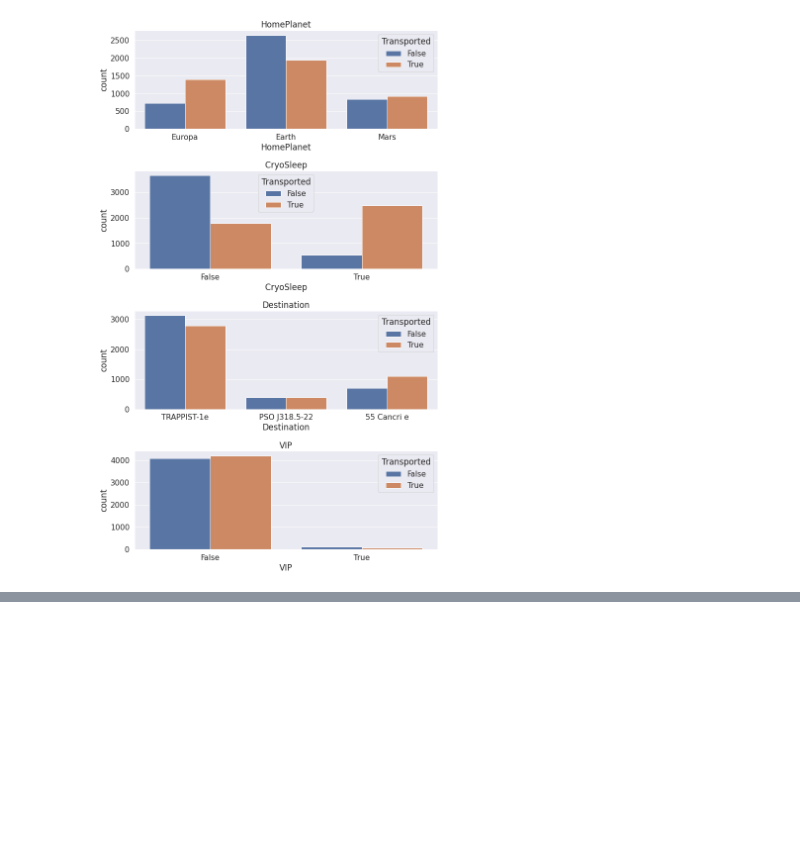
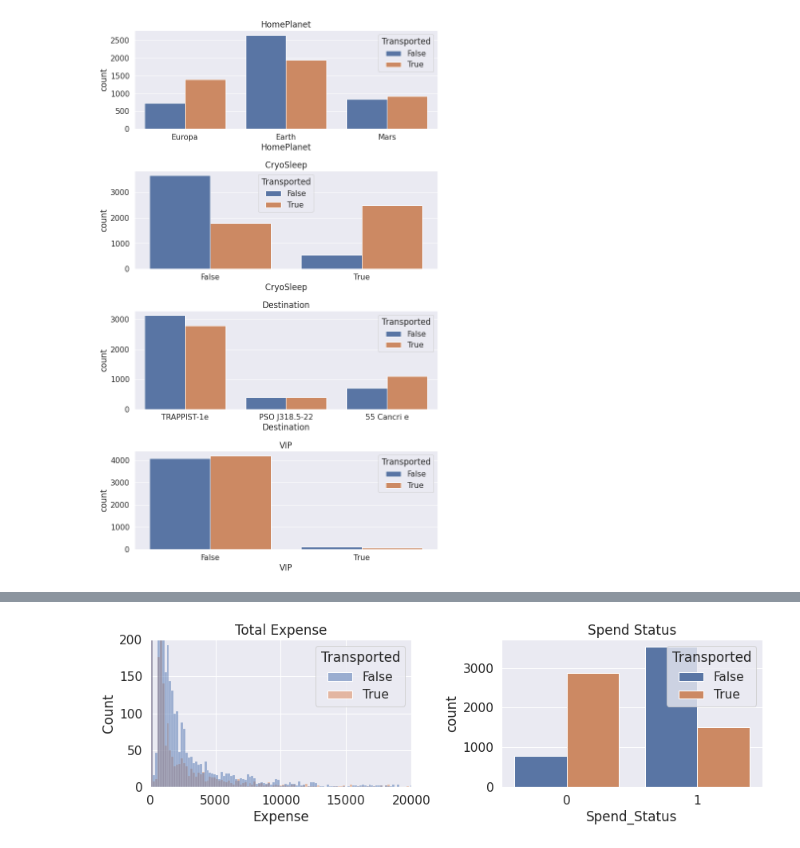
Before and after one commit to bdfd/Project_06OP-Spaceship_Titanic_Survial_Prediction, a Jupyter notebook: Spaceship_Titanic_Survial_Prediction.ipynb, the cells around one changed output, grey strips where cells are left out. Cells and saved outputs as stored; diff of their text form; code cells hidden in the pictures; blank space fills up the shorter version.

```diff
--- a/Spaceship_Titanic_Survial_Prediction.ipynb
+++ b/Spaceship_Titanic_Survial_Prediction.ipynb
@@ -257,0 +345,24 @@ We might consider dropping the VIP column to prevent overfitting.
+# %%
+expense_features = ['RoomService','FoodCourt','ShoppingMall','Spa','VRDeck']
+df_train['Expense']=df_train[expense_features].sum(axis=1)
+df_train['Spend_Status']=(df_train['Expense']>0).astype(int)
+df_train.head(3)
+
+df_test['Expense']=df_test[expense_features].sum(axis=1)
+df_test['Spend_Status']=(df_test['Expense']>0).astype(int)
+# %%
+x_variable = 'Expense'
+x_variable2 = 'Spend_Status'
+fig = plt.figure(figsize=(12,4))
+plt.subplot(1,2,1)
+sns.histplot(data=df_train, x=x_variable, hue=target_variable, bins=200)
+plt.title('Total Expense')
+plt.ylim([0,200])
+plt.xlim([0,20000])
+
+plt.subplot(1,2,2)
+sns.countplot(data=df_train, x=x_variable2, hue=target_variable)
+plt.title('Spend Status')
+fig.tight_layout()
+# %% [output]
+[figure, added]
```
Also changed, not shown: parts of 28 cells of this notebook.
